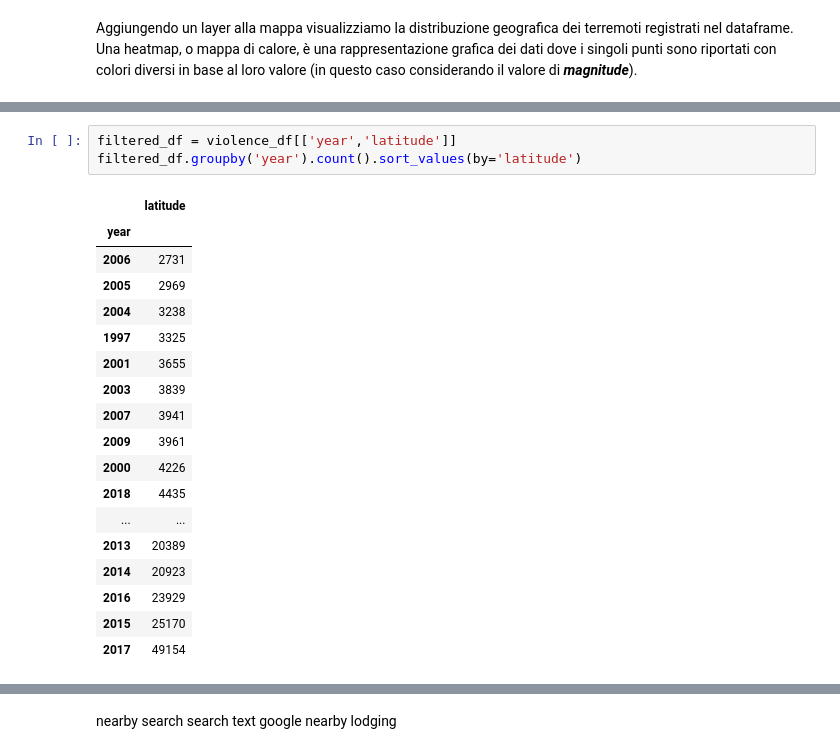
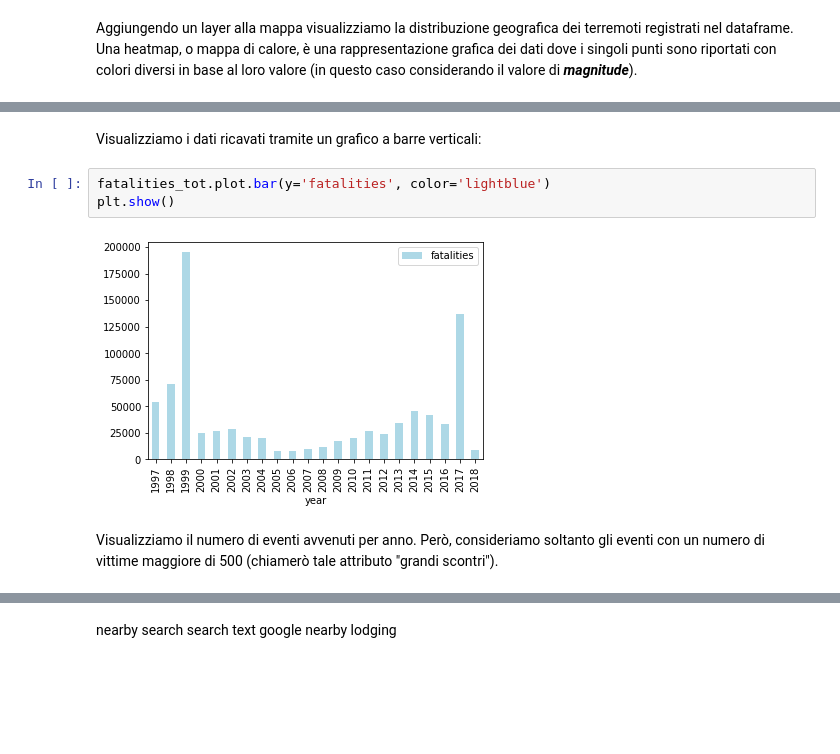
Before and after one commit to loremod/SocialMediaTutorial, a Jupyter notebook: Google Maps API.ipynb, the cells around one changed output, grey strips where cells are left out. Cells and saved outputs as stored; diff of their text form; blank space fills up the shorter version.

```diff
--- a/Google Maps API.ipynb
+++ b/Google Maps API.ipynb
@@ -1174,22 +1206,9 @@ Name: fatalities, dtype: int64
-# %%
-filtered_df = violence_df[['year','latitude']]
-filtered_df.groupby('year').count().sort_values(by='latitude')
-# %% [output]
-|  | latitude |
-| year |  |
-| 2006 | 2731 |
-| 2005 | 2969 |
-| 2004 | 3238 |
-| 1997 | 3325 |
-| 2001 | 3655 |
-| 2003 | 3839 |
-| 2007 | 3941 |
-| 2009 | 3961 |
-| 2000 | 4226 |
-| 2018 | 4435 |
-| ... | ... |
-| 2013 | 20389 |
-| 2014 | 20923 |
-| 2016 | 23929 |
-| 2015 | 25170 |
-| 2017 | 49154 |
+# %% [markdown]
+Visualizziamo i dati ricavati tramite un grafico a barre verticali:
+# %%
+fatalities_tot.plot.bar(y='fatalities', color='lightblue')
+plt.show()
+# %% [output]
+[figure, added]
+# %% [markdown]
+Visualizziamo il numero di eventi avvenuti per anno. Però, consideriamo soltanto gli eventi con un numero di vittime maggiore di 500 (chiamerò tale attributo "grandi scontri").
```
Also changed, not shown: parts of 61 cells of this notebook.
